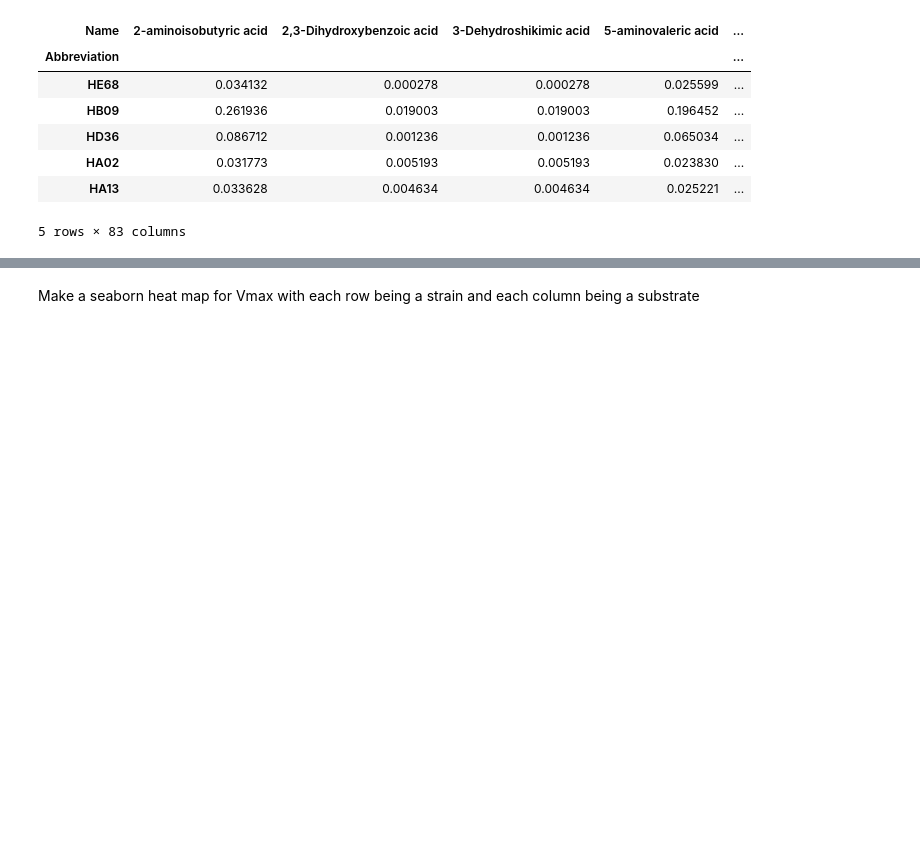
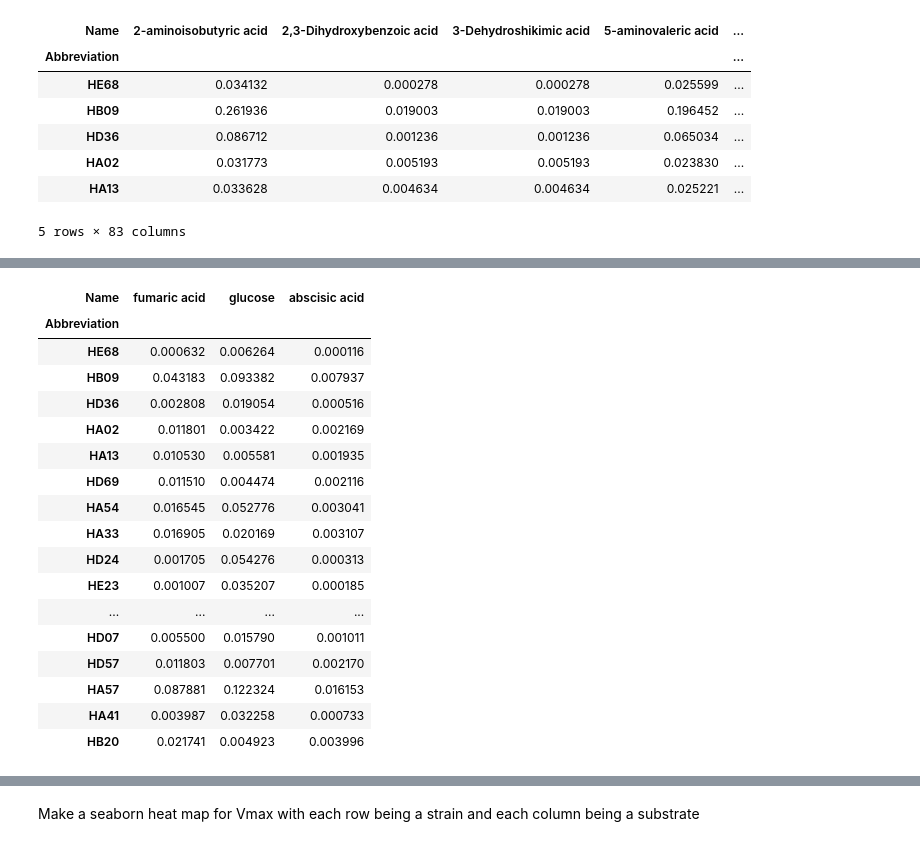
Before and after one commit to jennaisrael/DEBmicroTrait.jl, a Jupyter notebook: scripts/post_processing/comparing_strains.ipynb, the cells around one changed output, grey strips where cells are left out. Drawn from its saved outputs; the diff is of its cells as text; code cells hidden in the pictures; blank space fills up the shorter version.

```diff
--- a/scripts/post_processing/comparing_strains.ipynb
+++ b/scripts/post_processing/comparing_strains.ipynb
@@ -65,0 +103,21 @@ Vmax.head()
+# %%
+Vmax.iloc[:,[21,28,4]]
+# %% [output]
+| Name | fumaric acid | glucose | abscisic acid |
+| Abbreviation |  |  |  |
+| HE68 | 0.000632 | 0.006264 | 0.000116 |
+| HB09 | 0.043183 | 0.093382 | 0.007937 |
+| HD36 | 0.002808 | 0.019054 | 0.000516 |
+| HA02 | 0.011801 | 0.003422 | 0.002169 |
+| HA13 | 0.010530 | 0.005581 | 0.001935 |
+| HD69 | 0.011510 | 0.004474 | 0.002116 |
+| HA54 | 0.016545 | 0.052776 | 0.003041 |
+| HA33 | 0.016905 | 0.020169 | 0.003107 |
+| HD24 | 0.001705 | 0.054276 | 0.000313 |
+| HE23 | 0.001007 | 0.035207 | 0.000185 |
+| ... | ... | ... | ... |
+| HD07 | 0.005500 | 0.015790 | 0.001011 |
+| HD57 | 0.011803 | 0.007701 | 0.002170 |
+| HA57 | 0.087881 | 0.122324 | 0.016153 |
+| HA41 | 0.003987 | 0.032258 | 0.000733 |
+| HB20 | 0.021741 | 0.004923 | 0.003996 |
```
Also changed, not shown: parts of 6 cells of this notebook, 21 other files.
